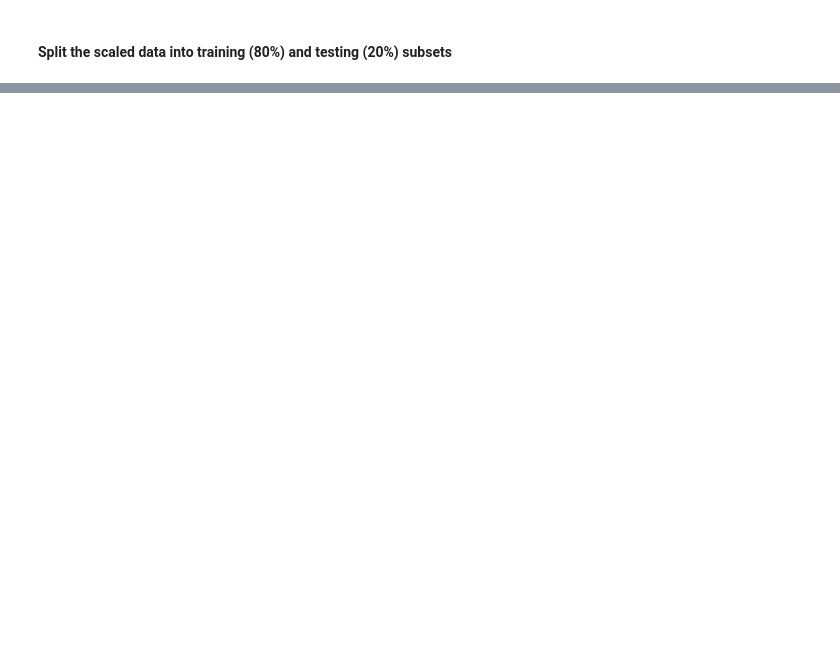
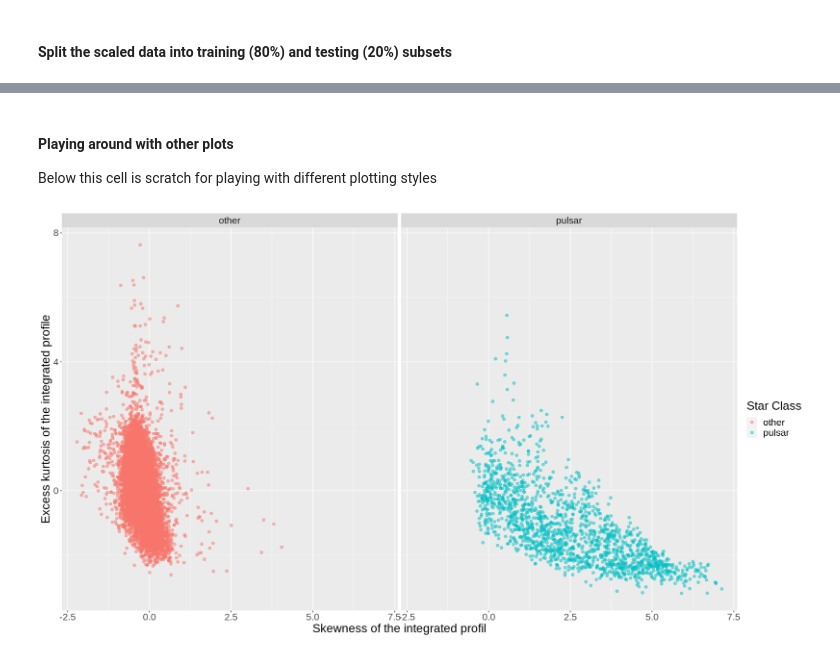
Before and after one commit to tccw/dsci100-group-project, a Jupyter notebook: group_proposal_pulsars.ipynb, the cells around one changed output, grey strips where cells are left out. Saved outputs shown, nothing was run; the diff lists cells and outputs as text; code cells hidden in the pictures; blank space fills up the shorter version.

```diff
--- a/group_proposal_pulsars.ipynb
+++ b/group_proposal_pulsars.ipynb
@@ -187,0 +199,16 @@ ggpairs(pulsar_scaled_all %>% sample_frac(0.2),
+# %% [markdown]
+#### Playing around with other plots
+
+Below this cell is scratch for playing with different plotting styles
+# %%
+options(repr.plot.width = 18, repr.plot.height = 10)
+pulsar_scaled_all %>%
+    ggplot(aes(x = excess_kurtosis_ip, y = std_ip, color = target_class)) +
+        geom_point(size = 2, alpha = 0.5) +
+        labs(x = "Skewness of the integrated profil",
+             y = "Excess kurtosis of the integrated profile",
+             color = "Star Class") +
+        theme(text = element_text(size=20)) +
+        facet_grid(. ~target_class)
+# %% [output]
+[figure, added]
```
Also changed, not shown: parts of 12 cells of this notebook.
